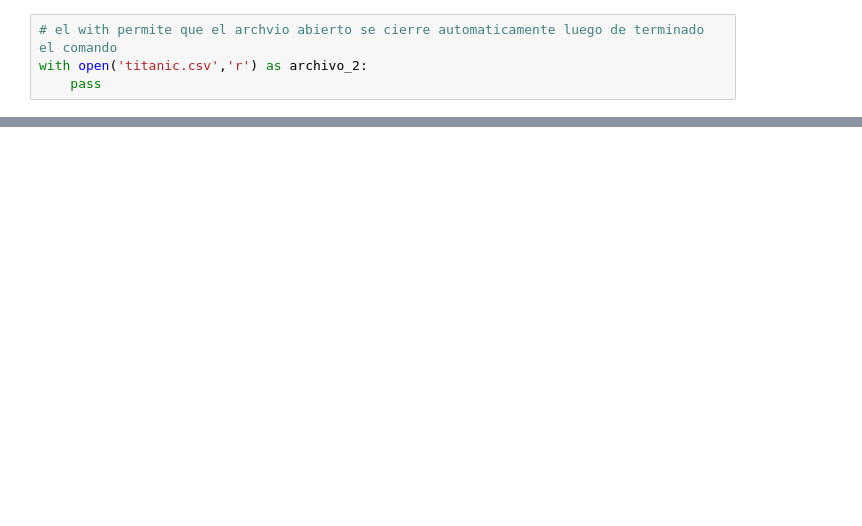
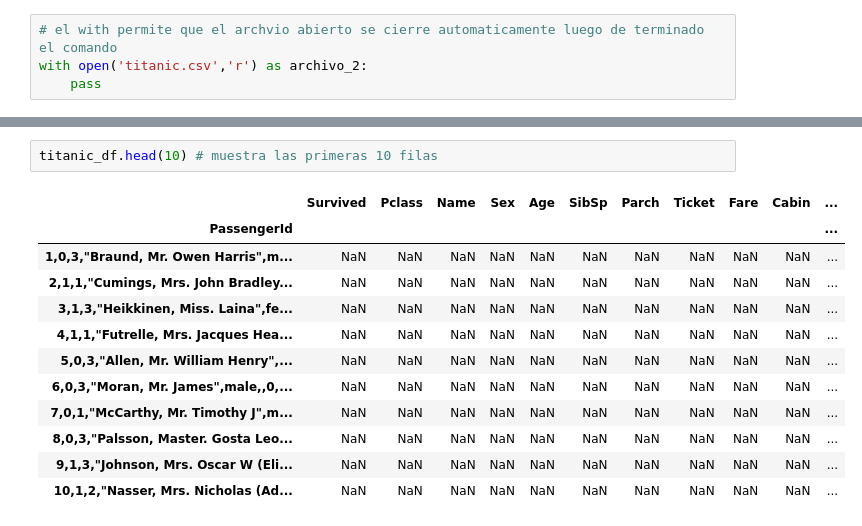
Before and after one commit to DiegoAvilarce/bootcamp-awakelab, a Jupyter notebook: clase8.ipynb, the cells around one changed output, grey strips where cells are left out. Drawn from its saved outputs; the diff is of its cells as text; blank space fills up the shorter version.

```diff
--- a/clase8.ipynb
+++ b/clase8.ipynb
@@ -55,0 +237,15 @@ Name: A, dtype: float64
+# %%
+titanic_df.head(10) # muestra las primeras 10 filas
+# %% [output]
+|  | Survived | Pclass | Name | Sex | Age | SibSp | Parch | Ticket | Fare | Cabin | ... |
+| PassengerId |  |  |  |  |  |  |  |  |  |  | ... |
+| 1,0,3,"Braund, Mr. Owen Harris",m... | NaN | NaN | NaN | NaN | NaN | NaN | NaN | NaN | NaN | NaN | ... |
+| 2,1,1,"Cumings, Mrs. John Bradley... | NaN | NaN | NaN | NaN | NaN | NaN | NaN | NaN | NaN | NaN | ... |
+| 3,1,3,"Heikkinen, Miss. Laina",fe... | NaN | NaN | NaN | NaN | NaN | NaN | NaN | NaN | NaN | NaN | ... |
+| 4,1,1,"Futrelle, Mrs. Jacques Hea... | NaN | NaN | NaN | NaN | NaN | NaN | NaN | NaN | NaN | NaN | ... |
+| 5,0,3,"Allen, Mr. William Henry",... | NaN | NaN | NaN | NaN | NaN | NaN | NaN | NaN | NaN | NaN | ... |
+| 6,0,3,"Moran, Mr. James",male,,0,... | NaN | NaN | NaN | NaN | NaN | NaN | NaN | NaN | NaN | NaN | ... |
+| 7,0,1,"McCarthy, Mr. Timothy J",m... | NaN | NaN | NaN | NaN | NaN | NaN | NaN | NaN | NaN | NaN | ... |
+| 8,0,3,"Palsson, Master. Gosta Leo... | NaN | NaN | NaN | NaN | NaN | NaN | NaN | NaN | NaN | NaN | ... |
+| 9,1,3,"Johnson, Mrs. Oscar W (Eli... | NaN | NaN | NaN | NaN | NaN | NaN | NaN | NaN | NaN | NaN | ... |
+| 10,1,2,"Nasser, Mrs. Nicholas (Ad... | NaN | NaN | NaN | NaN | NaN | NaN | NaN | NaN | NaN | NaN | ... |
```
Also changed, not shown: parts of 17 cells of this notebook, 6 other files.
